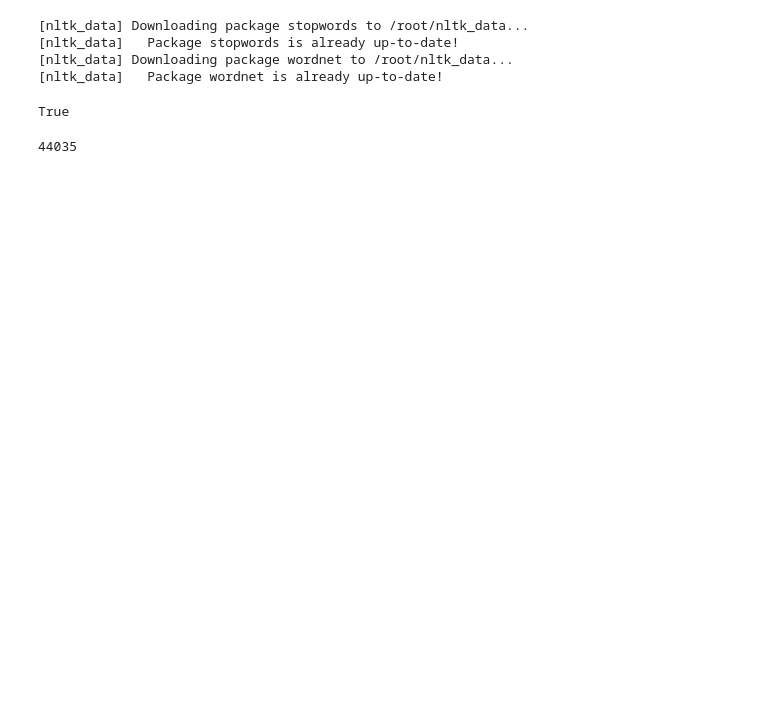
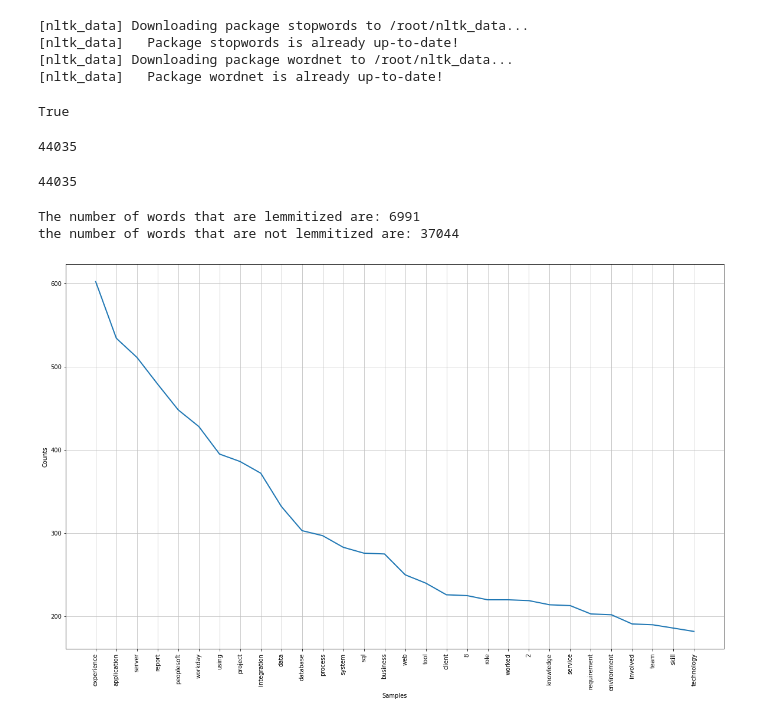
Before and after one commit to Ravi8889/Resume-Classification, a Jupyter notebook: Resume_Classification.ipynb, the cells around one changed output. Cells and saved outputs as stored; diff of their text form; code cells hidden in the pictures; blank space fills up the shorter version.

```diff
--- a/Resume_Classification.ipynb
+++ b/Resume_Classification.ipynb
@@ -328,3 +340,39 @@ for word in tokens:
 len(words_new)
 # %% [output]
 44035
+# %%
+from  nltk.stem import WordNetLemmatizer
+wn = WordNetLemmatizer()
+lema_words =[]
+for i in words_new:
+  i =wn.lemmatize(i)
+  lema_words.append(i)
+# %%
+len(lema_words)
+# %% [output]
+44035
+# %%
+## how many tokens has been converted into lemmtized words
+same =0
+diff =0
+for i in range(0, len(words_new)):
+  if (words_new[i] == lema_words[i]):
+    same = same +1;
+  elif (words_new[i] != lema_words[i]):
+    diff=diff +1;
+print("The number of words that are lemmitized are:",diff)
+print("the number of words that are not lemmitized are:",same)
+# %% [output]
+The number of words that are lemmitized are: 6991
+the number of words that are not lemmitized are: 37044
+# %%
+##Word cloud Vs the Frequency plot
+import matplotlib.pyplot as plt
+# the frequency distribution of lema_words
+freq_dist =nltk.FreqDist(lema_words)
+#freq_dist = nltk.FreqDist(lem_words)
+## frequency distribution plots
+plt.subplots(figsize=(20,12))
+freq_dist.plot(30)
+# %% [output]
+[figure, added]
```
Also changed, not shown: parts of 16 cells of this notebook.
